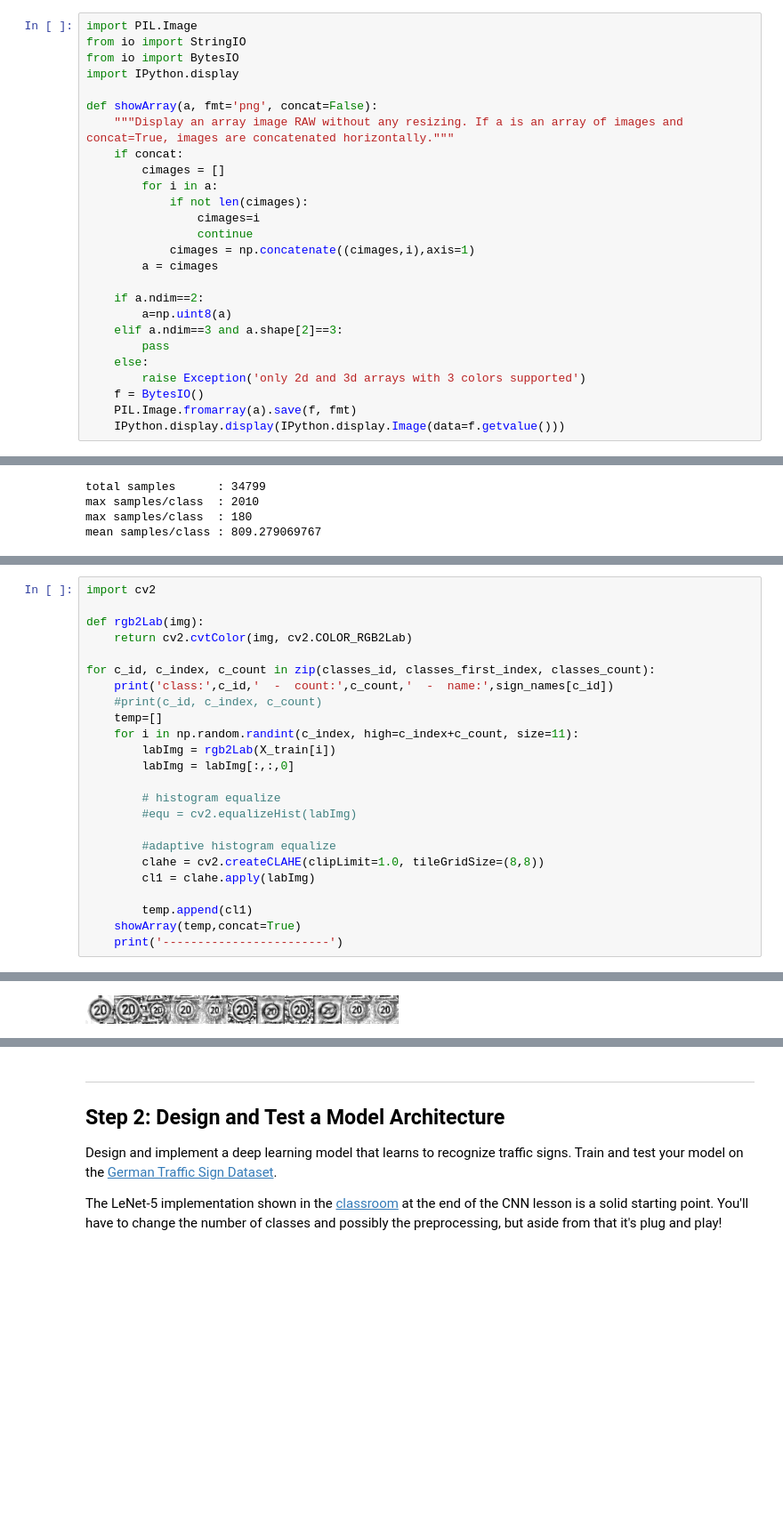
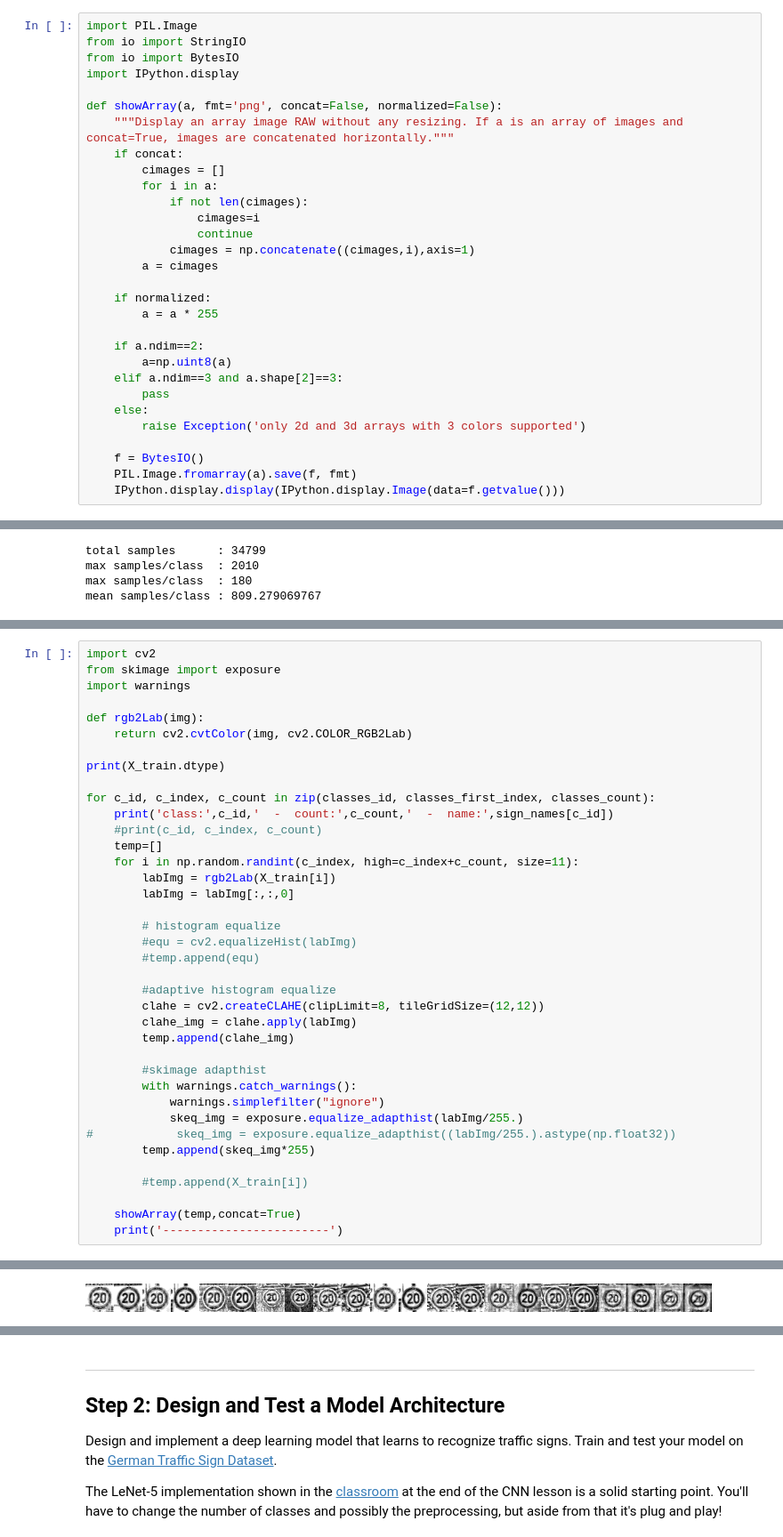
Before and after one commit to lajos/CarND-Traffic-Sign-Classifier-Project, a Jupyter notebook: Traffic_Sign_Classifier.ipynb, the cells around one changed output, grey strips where cells are left out. Shown at 89% size. Drawn from its saved outputs; the diff is of its cells as text; blank space fills up the shorter version.

```diff
--- a/Traffic_Sign_Classifier.ipynb
+++ b/Traffic_Sign_Classifier.ipynb
@@ -99,7 +99,7 @@ from io import StringIO
 from io import BytesIO
 import IPython.display
 
-def showArray(a, fmt='png', concat=False):
+def showArray(a, fmt='png', concat=False, normalized=False):
     """Display an array image RAW without any resizing. If a is an array of images and concat=True, images are concatenated horizontally."""
     if concat:
         cimages = []
@@ -110,12 +110,16 @@ def showArray(a, fmt='png', concat=False):
             cimages = np.concatenate((cimages,i),axis=1)
         a = cimages
 
+    if normalized:
+        a = a * 255
+
     if a.ndim==2:
         a=np.uint8(a)
     elif a.ndim==3 and a.shape[2]==3:
         pass
     else:
         raise Exception('only 2d and 3d arrays with 3 colors supported')
+
     f = BytesIO()
     PIL.Image.fromarray(a).save(f, fmt)
     IPython.display.display(IPython.display.Image(data=f.getvalue()))
@@ -152,8 +301,12 @@ mean samples/class : 809.279069767
 # %%
 import cv2
+from skimage import exposure
+import warnings
 
 def rgb2Lab(img):
     return cv2.cvtColor(img, cv2.COLOR_RGB2Lab)
+
+print(X_train.dtype)
 
 for c_id, c_index, c_count in zip(classes_id, classes_first_index, classes_count):
     print('class:',c_id,'  -  count:',c_count,'  -  name:',sign_names[c_id])
@@ -165,12 +318,22 @@ for c_id, c_index, c_count in zip(classes_id, classes_first_index, classes_count
 
         # histogram equalize
         #equ = cv2.equalizeHist(labImg)
+        #temp.append(equ)
 
         #adaptive histogram equalize
-        clahe = cv2.createCLAHE(clipLimit=1.0, tileGridSize=(8,8))
-        cl1 = clahe.apply(labImg)
+        clahe = cv2.createCLAHE(clipLimit=8, tileGridSize=(12,12))
+        clahe_img = clahe.apply(labImg)
+        temp.append(clahe_img)
 
-        temp.append(cl1)
+        #skimage adapthist
+        with warnings.catch_warnings():
+            warnings.simplefilter("ignore")
+            skeq_img = exposure.equalize_adapthist(labImg/255.)
+#            skeq_img = exposure.equalize_adapthist((labImg/255.).astype(np.float32))
+        temp.append(skeq_img*255)
+
+        #temp.append(X_train[i])
+
     showArray(temp,concat=True)
     print('------------------------')
 # %% [output]
@@ -177,4 +341,4 @@ for c_id, c_index, c_count in zip(classes_id, classes_first_index, classes_count
 class: 0   -  count: 180   -  name: Speed limit (20km/h)
-[figure, old version]
+[figure, new version]
 ------------------------
 class: 1   -  count: 1980   -  name: Speed limit (30km/h)
```
Also changed, not shown: parts of 2 cells of this notebook, 2 other files.
